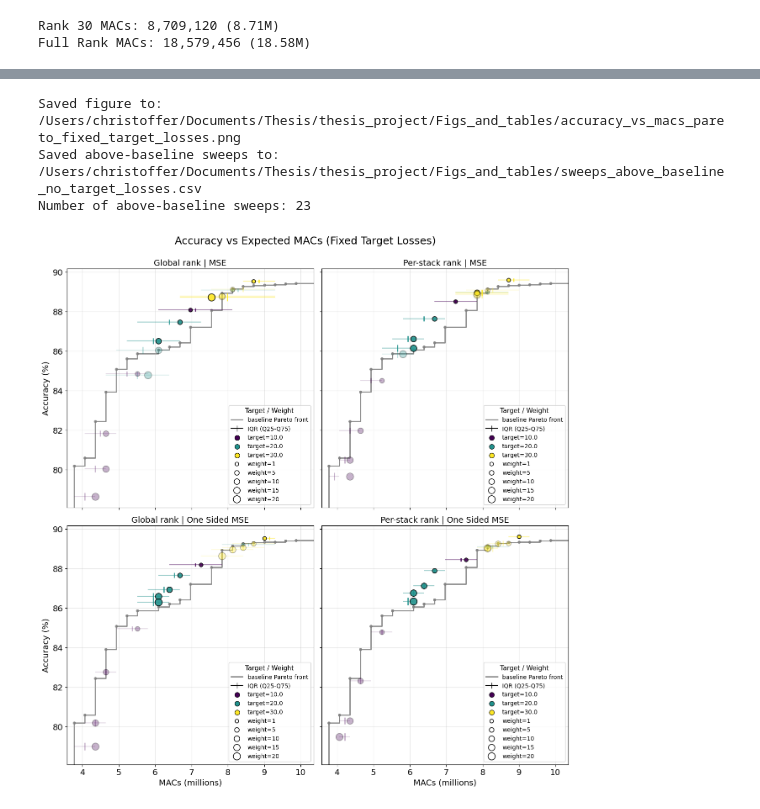
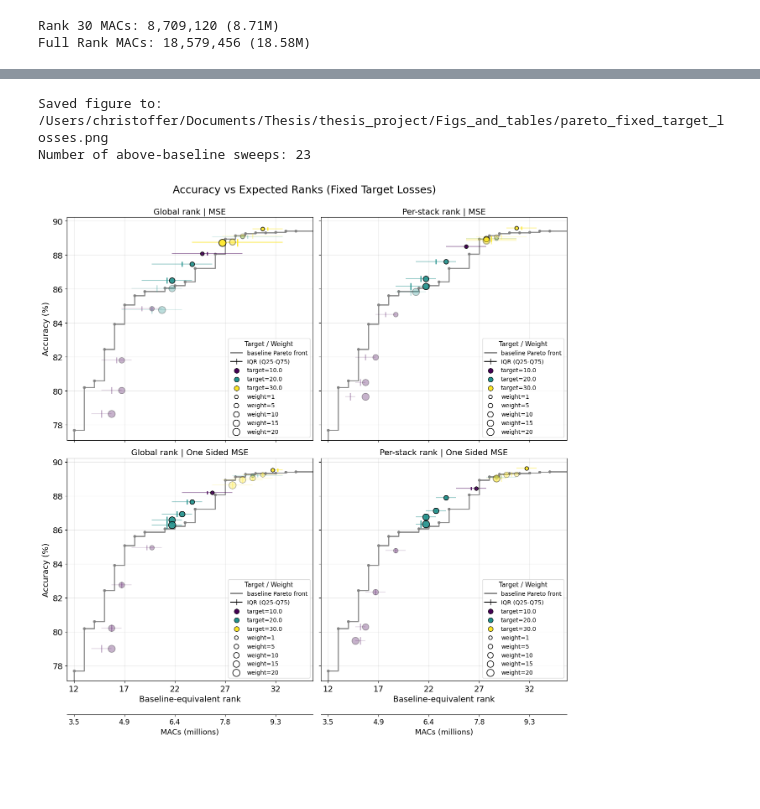
Before and after one commit to c-wejendorp/thesis, a Jupyter notebook: scripts/keyword_spotting/dynamic_model_viz.ipynb, the cells around one changed output, grey strips where cells are left out. Saved outputs shown, nothing was run; the diff lists cells and outputs as text; code cells hidden in the pictures; blank space fills up the shorter version.

```diff
--- a/scripts/keyword_spotting/dynamic_model_viz.ipynb
+++ b/scripts/keyword_spotting/dynamic_model_viz.ipynb
@@ -1115,28 +865,26 @@ sweeps_for_plotting_3 = filter_sweep_results(
 # %%
 fig, above_baseline_sweeps = plot_rank_vs_acc_by_mode(
     sweeps_for_plotting_3,
     include_router_overhead=True,
-    x_axis='macs',
+    x_axis='rank',
     base_pareto_alpha=0.9,
-    x_axis_cut_off_ranks=(13, 35),
-    plot_title='Accuracy vs Expected MACs (Fixed Target Losses)',
+    x_axis_cut_off_ranks=(12, 35),
+    plot_title='Accuracy vs Expected Ranks (Fixed Target Losses)',
     alpha_above_pareto=0.9,
     alpha_below_pareto=0.3,
 
  )
 
-save_path = output_dir / "accuracy_vs_macs_pareto_fixed_target_losses.png"
+save_path = output_dir / "pareto_fixed_target_losses.png"
 fig.savefig(save_path, dpi=500, bbox_inches='tight')
 
 
 print(f"Saved figure to: {save_path}")
-print(f"Saved above-baseline sweeps to: {sweeps_path}")
 print(f"Number of above-baseline sweeps: {len(above_baseline_sweeps)}")
 # %% [output]
-Saved figure to: /Users/christoffer/Documents/Thesis/thesis_project/Figs_and_tables/accuracy_vs_macs_pareto_fixed_target_losses.png
-Saved above-baseline sweeps to: /Users/christoffer/Documents/Thesis/thesis_project/Figs_and_tables/sweeps_above_baseline_no_target_losses.csv
+Saved figure to: /Users/christoffer/Documents/Thesis/thesis_project/Figs_and_tables/pareto_fixed_target_losses.png
 Number of above-baseline sweeps: 23
-[figure, old version]
+[figure, new version]
 # %%
 sweeps_for_plotting_4 = filter_sweep_results(
     all_sweep_results,
```
Also changed, not shown: parts of 10 cells of this notebook.
